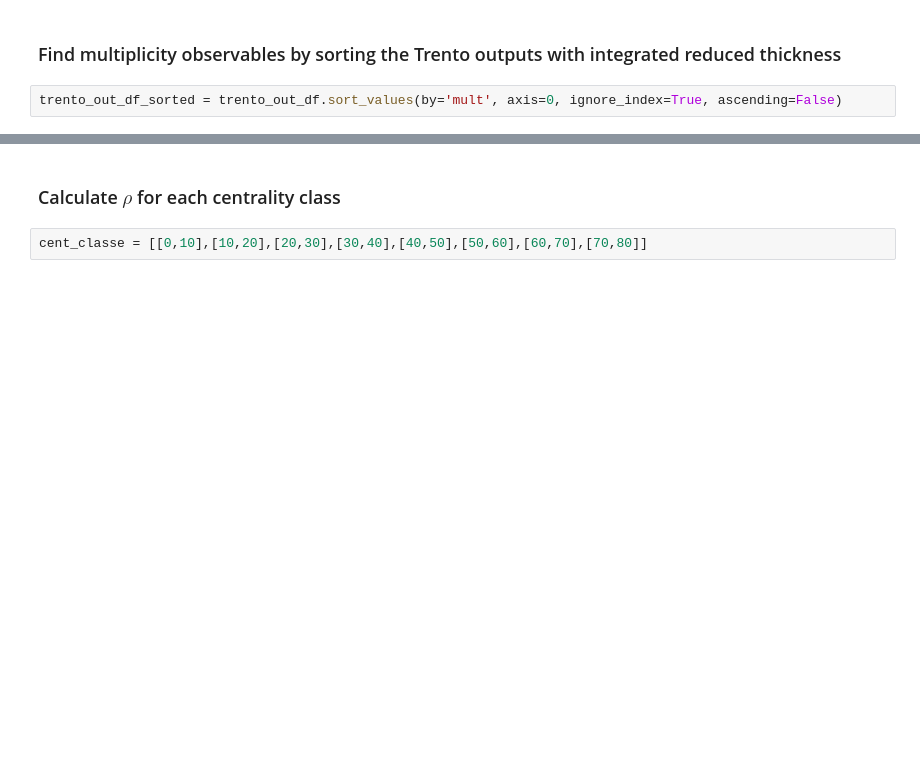
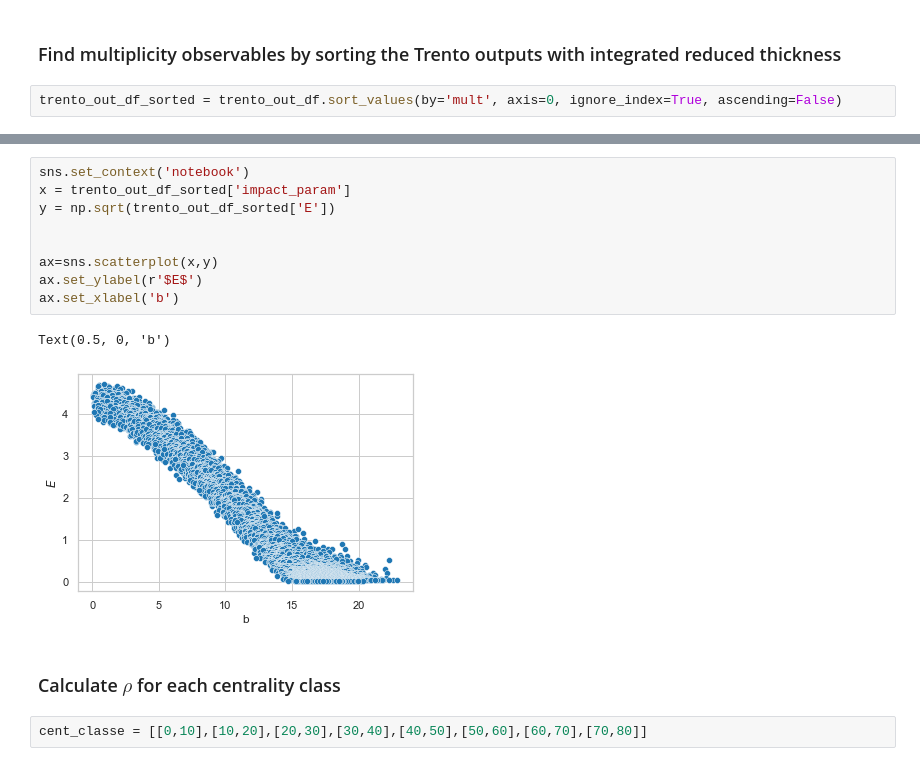
Before and after one commit to danOSU/observables, a Jupyter notebook: trento_ptvn/MAP/calculate <p_T>,v_n correlation for PbPb 5.02 TeV.ipynb, the cells around one changed output, grey strips where cells are left out. Drawn from its saved outputs; the diff is of its cells as text; blank space fills up the shorter version.

```diff
--- a/trento_ptvn/MAP/calculate <p_T>,v_n correlation for PbPb 5.02 TeV.ipynb
+++ b/trento_ptvn/MAP/calculate <p_T>,v_n correlation for PbPb 5.02 TeV.ipynb
@@ -51,3 +37,15 @@ trento_out_df_sorted
+# %%
+sns.set_context('notebook')
+x = trento_out_df_sorted['impact_param']
+y = np.sqrt(trento_out_df_sorted['E'])
+
+
+ax=sns.scatterplot(x,y)
+ax.set_ylabel(r'$E$')
+ax.set_xlabel('b')
+# %% [output]
+Text(0.5, 0, 'b')
+[figure, added]
 # %% [markdown]
 ### Calculate $\rho$ for each centrality class
 # %%
```
Also changed, not shown: parts of 8 cells of this notebook, 17 other files.
